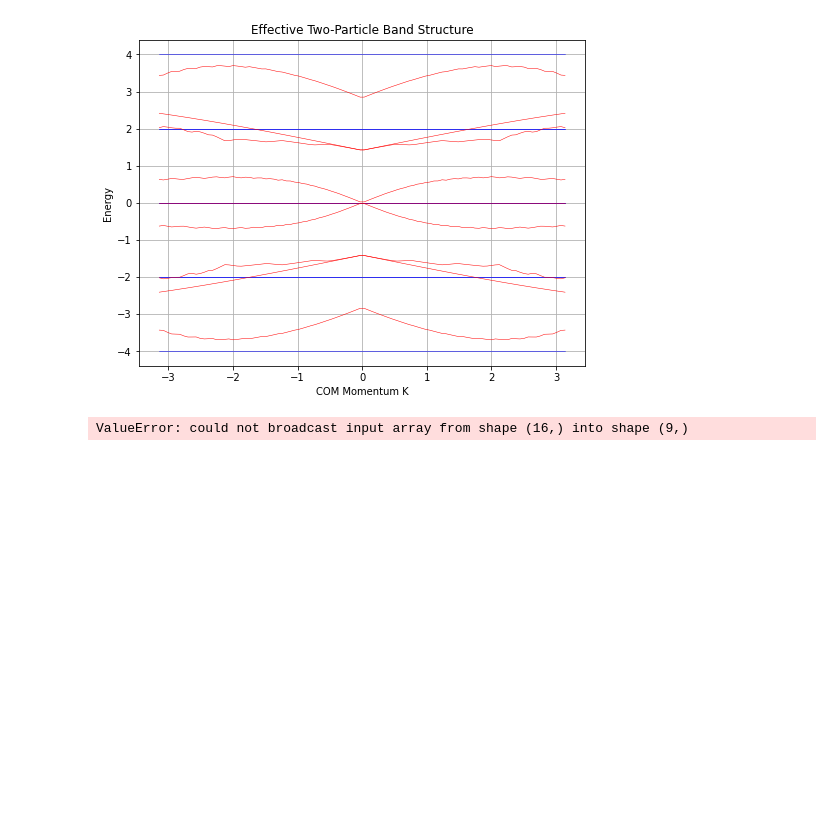
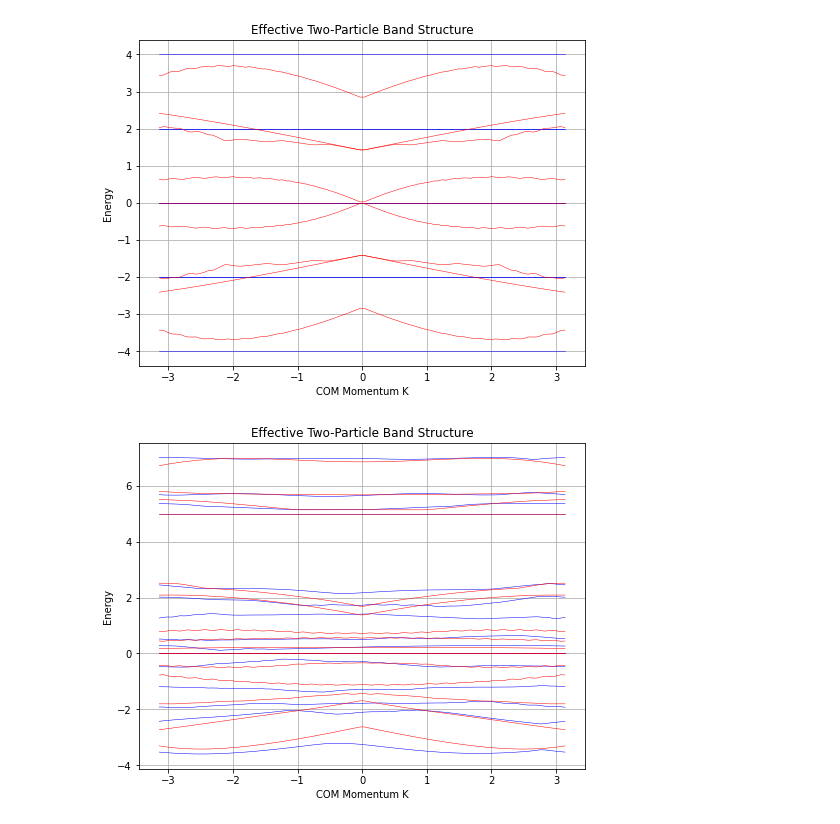
Before and after one commit to cgs2155/inter, a Jupyter notebook: proto.ipynb, the cells around one changed output. Saved outputs shown, nothing was run; the diff lists cells and outputs as text; code cells hidden in the pictures; blank space fills up the shorter version.

```diff
--- a/proto.ipynb
+++ b/proto.ipynb
@@ -468,32 +468,32 @@ def calculate_band_structure(phi, U, num_q=50):
 
         # Continuum bands
         min_continuum = np.min(all_energies, axis=0)
         max_continuum = np.max(all_energies, axis=0)
 
         energies[idx,:] = (min_continuum + max_continuum) / 2
 
     return K_vals, energies
 
 # Example usage:
 phi = np.pi/3
-U = 0  # strong onsite interaction
+U = 5 # strong onsite interaction
 K_vals, energies = calculate_band_structure(phi, U)
 
 # Plotting
 plt.figure(figsize=(8,6))
 for i in range(energies.shape[1]):
     plt.plot(K_vals, energies[:,i], color='blue', lw=0.5)
 
 uK_vals, uenergies = calculate_band_structure(0, U)
 
 # Plotting
 for i in range(energies.shape[1]):
     plt.plot(uK_vals, uenergies[:,i], color='red', lw=0.5)
 
 plt.xlabel('COM Momentum K')
 plt.ylabel('Energy')
 plt.title('Effective Two-Particle Band Structure')
 plt.grid(True)
 plt.show()
 # %% [output]
-ValueError: could not broadcast input array from shape (16,) into shape (9,)
+[figure, added]
```
Also changed, not shown: 21 other files.
